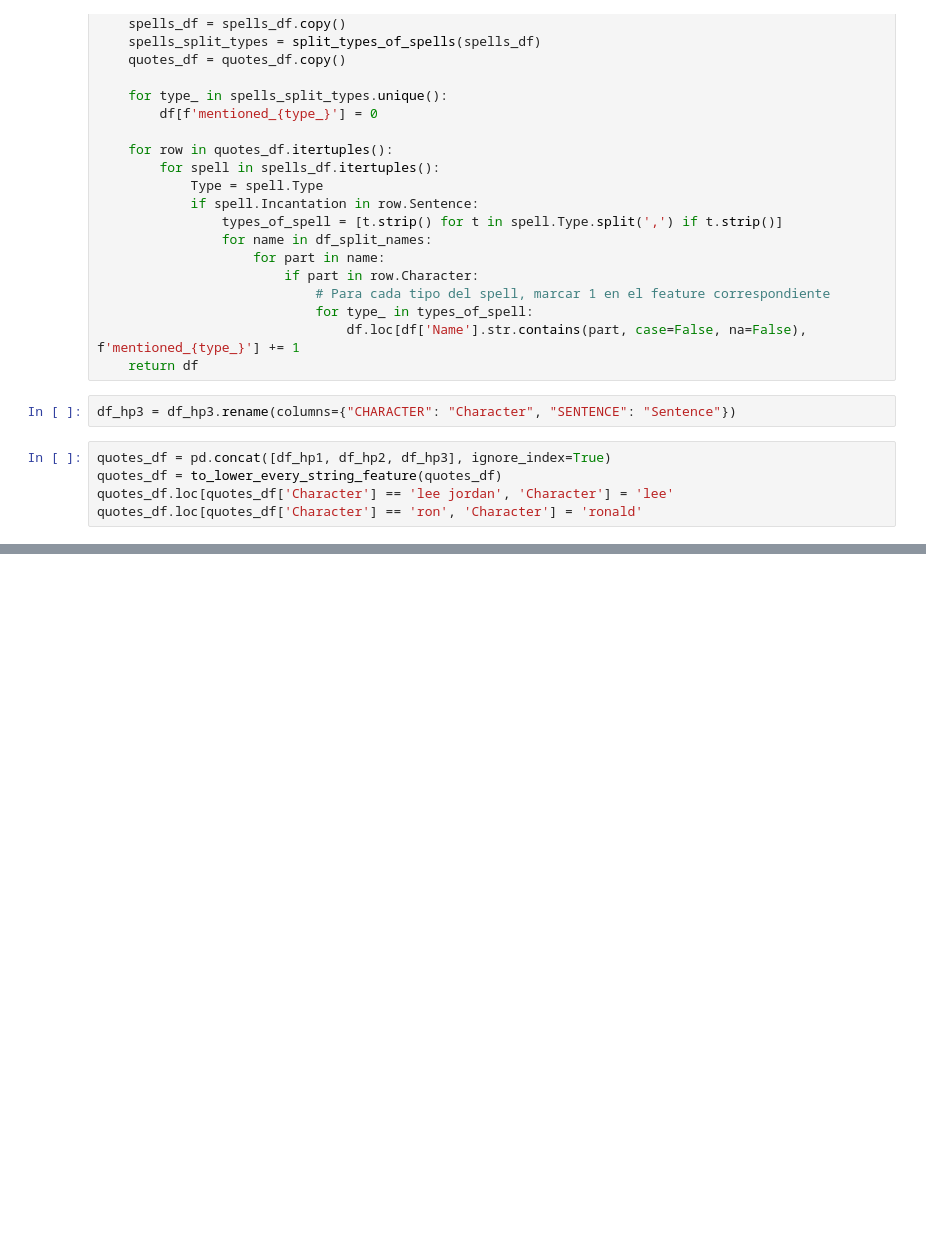
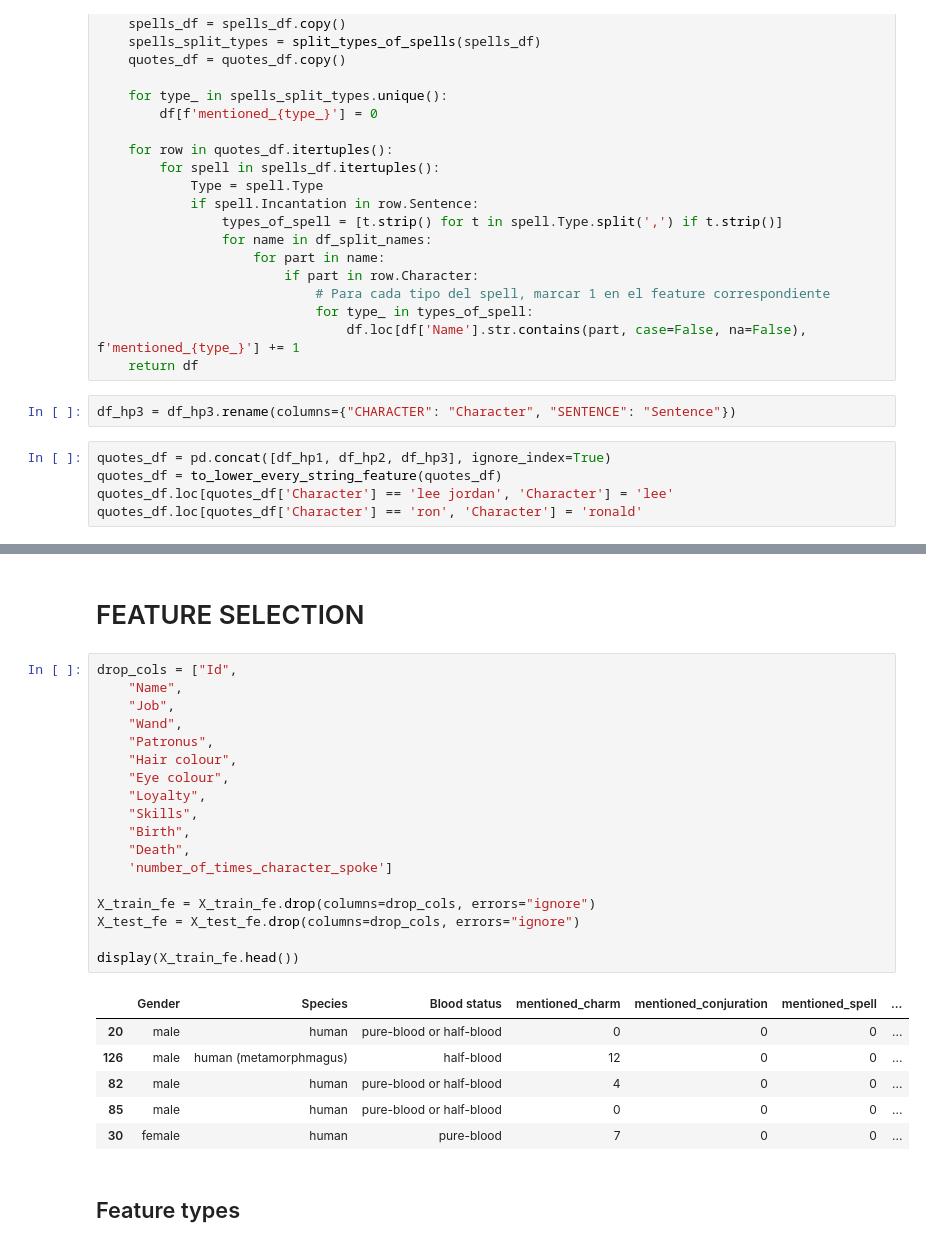
Before and after one commit to errodd/harry-potter-characters-ml, a Jupyter notebook: notebooks/DATA_PROC_HP.ipynb, the cells around one changed output, grey strips where cells are left out. Cells and saved outputs as stored; diff of their text form; blank space fills up the shorter version.

```diff
--- a/notebooks/DATA_PROC_HP.ipynb
+++ b/notebooks/DATA_PROC_HP.ipynb
@@ -243,0 +233,29 @@ X_test_fe:
+# %% [markdown]
+# FEATURE SELECTION
+# %%
+drop_cols = ["Id",
+    "Name",
+    "Job",
+    "Wand",
+    "Patronus",
+    "Hair colour",
+    "Eye colour",
+    "Loyalty",
+    "Skills",
+    "Birth",
+    "Death",
+    'number_of_times_character_spoke']
+
+X_train_fe = X_train_fe.drop(columns=drop_cols, errors="ignore")
+X_test_fe = X_test_fe.drop(columns=drop_cols, errors="ignore")
+
+display(X_train_fe.head())
+# %% [output]
+|  | Gender | Species | Blood status | mentioned_charm | mentioned_conjuration | mentioned_spell | ... |
+| 20 | male | human | pure-blood or half-blood | 0 | 0 | 0 | ... |
+| 126 | male | human (metamorphmagus) | half-blood | 12 | 0 | 0 | ... |
+| 82 | male | human | pure-blood or half-blood | 4 | 0 | 0 | ... |
+| 85 | male | human | pure-blood or half-blood | 0 | 0 | 0 | ... |
+| 30 | female | human | pure-blood | 7 | 0 | 0 | ... |
+# %% [markdown]
+## Feature types
```
Also changed, not shown: parts of 10 cells of this notebook, 2 other files.
